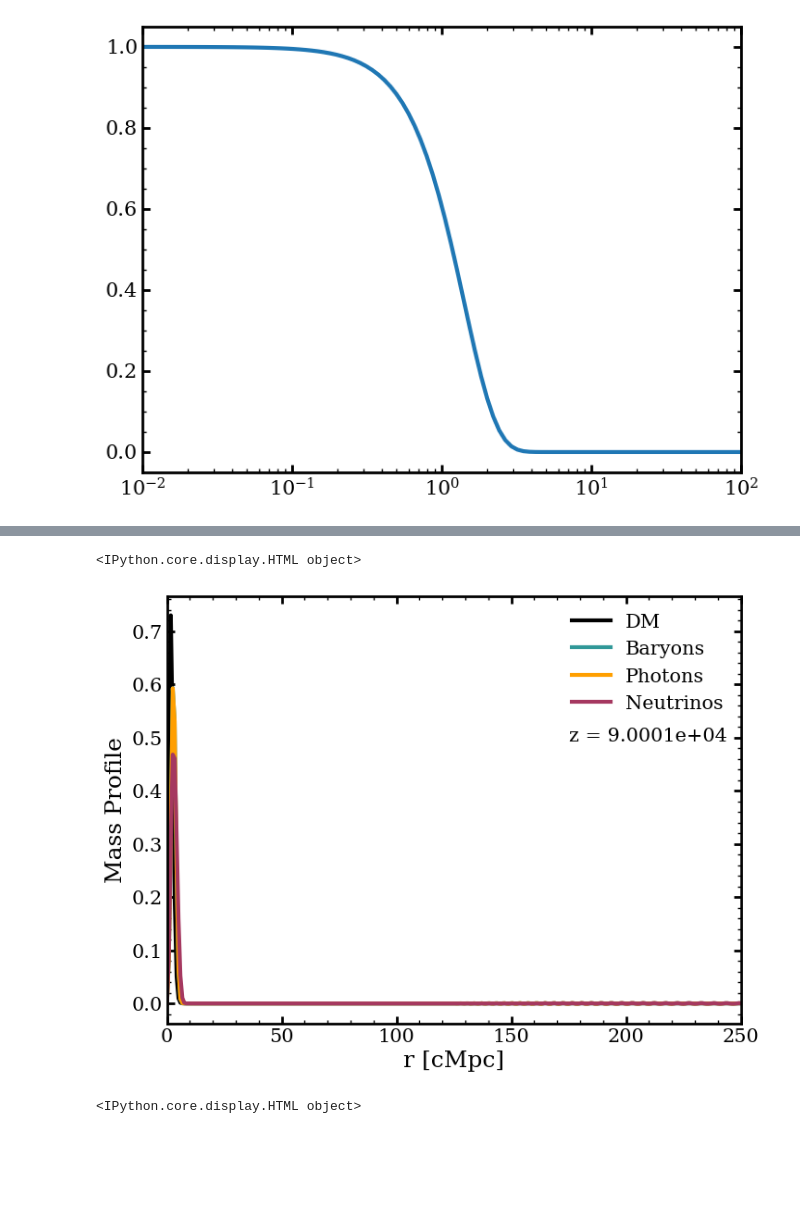
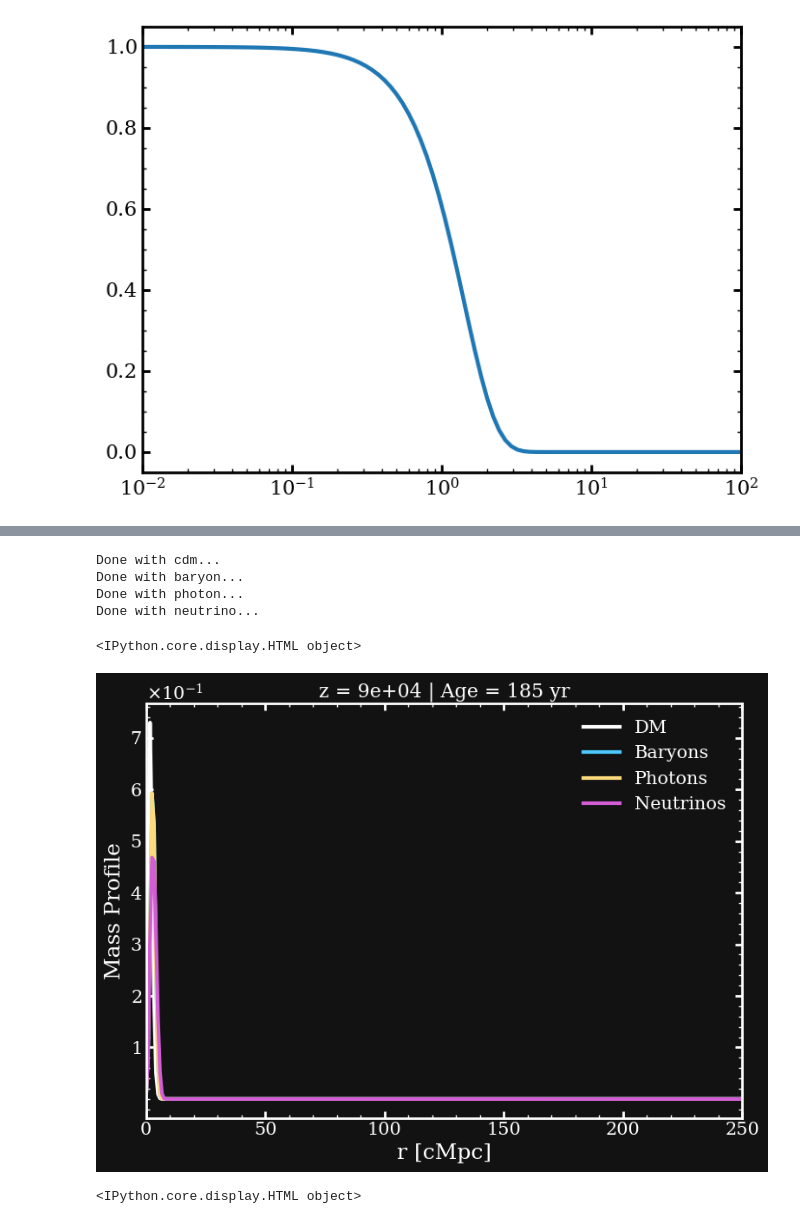
Before and after one commit to ochase10/visualizations, a Jupyter notebook: bao_animation.ipynb, the cells around one changed output, grey strips where cells are left out. Saved outputs shown, nothing was run; the diff lists cells and outputs as text; code cells hidden in the pictures; blank space fills up the shorter version.

Commit message:
finished bao animation and created some examples

```diff
--- a/bao_animation.ipynb
+++ b/bao_animation.ipynb
@@ -11,6 +12,7 @@ from scipy.interpolate import make_interp_spline
 # %%
 pl.show()
-pl.style.use('custom.mplstyle')
+#pl.style.use('custom.mplstyle')
+pl.style.use(['custom.mplstyle', 'dark_theme.mplstyle'])
 # %% [markdown]
 Class outputs $T_X(k)$, the tranfer function for each species $X$. The transfer function is defined according to the equation:
 
@@ -71,0 +155,14 @@ cosmo.compute()
+# %%
+tkz_class = get_class_transfers()
+
+early_z = np.logspace(np.log10(90000), np.log10(1350), 110)
+interval = early_z[0] / early_z[1]
+recomb_z = np.logspace(np.log10(early_z[-1]/interval), np.log10(500), 60)
+interval = recomb_z[0] / recomb_z[1]
+late_z = np.logspace(np.log10(recomb_z[-1]/interval), 0, 80)
+interval = late_z[0] / late_z[1]
+now_z = np.linspace(late_z[-1]/interval, 0, 10)
+
+z_all = np.concatenate((early_z, recomb_z, late_z, now_z))
+
+tkz_camb = get_camb_transfers(z_grid=z_all)
@@ -204,0 +301,7 @@ Done with neutrino...
+# %%
+delta_r = get_mass_profiles(tkz_camb)
+# %% [output]
+Done with cdm...
+Done with baryon...
+Done with photon...
+Done with neutrino...
@@ -205,37 +320,56 @@ Done with neutrino...
 # %%
 fig, ax = pl.subplots()
 
 lines = []
-for key in list(delta_r.keys()):
-    lin, = ax.plot(rs, delta_r[key][:,0]*rs**2, label=labs[key], color=cols[key])
+for key in keys:
+    lin, = ax.plot(delta_r['r'], delta_r[key][:,0]*delta_r['r']**2, label=labs[key], color=dt_cols[key])
     lines.append(lin)
 
 
-text = ax.text(0.70, 0.66, f"z ={z_grid[0] : .5}",
-                transform=ax.transAxes)
+title = ax.set_title(f"z = {delta_r['z'][0]:.5} | Age = {format_age(delta_r['t'][0])}",
+                fontweight='normal',
+                fontsize=16)
 
 ax.set_xlabel("r [cMpc]")
 ax.set_ylabel("Mass Profile")
 
 ax.legend(frameon=False)
 
+ymin, ymax = ax.get_ylim()
+power = int(np.log10(ymax))
+if ymax < 1:
+    power -= 1
+int_ticks = np.arange(1, np.floor(int(ymax/10**power)) + 1, 1)
+ax.set_yticks(int_ticks*10**power)
+
+formatter = ScalarFormatter(useMathText=True)
+formatter.set_powerlimits((0,0))  # force scientific notation outside this range
+ax.yaxis.set_major_formatter(formatter)
+
 pl.tight_layout()
 
-def update(frame):
+def update_bao_animation(frame):
 
-    for i, key in enumerate(list(delta_r.keys())):
-        lines[i].set_ydata(delta_r[key][:,frame]*rs**2)
+    for i, key in enumerate(keys):
+        lines[i].set_ydata(delta_r[key][:,frame]*delta_r['r']**2)
 
-    text.set_text(f"z ={z_grid[frame] : .5}")
+    title.set_text(f"z = {delta_r['z'][frame]:.5} | Age = {format_age(delta_r['t'][frame])}")
 
     ax.relim()
     ax.autoscale_view()
 
-    return (text, *lines)
+    ymin, ymax = ax.get_ylim()
+    power = int(np.log10(ymax))
+    if ymax < 1:
+        power -= 1
+    int_ticks = np.arange(1, np.floor(int(ymax/10**power)) + 1, 1)
+    ax.set_yticks(int_ticks*10**power)
 
-anim = animation.FuncAnimation(fig=fig, func=update, frames=len(z_grid), interval=100)
+    return (title, *lines)
+
+anim = animation.FuncAnimation(fig=fig, func=update_bao_animation, frames=len(delta_r['z']), interval=100)
 HTML(anim.to_jshtml())
 #pl.show()
 # %% [output]
 <IPython.core.display.HTML object>
-[figure, old version]
+[figure, new version]
```
Also changed, not shown: parts of 15 cells of this notebook, 6 other files.
